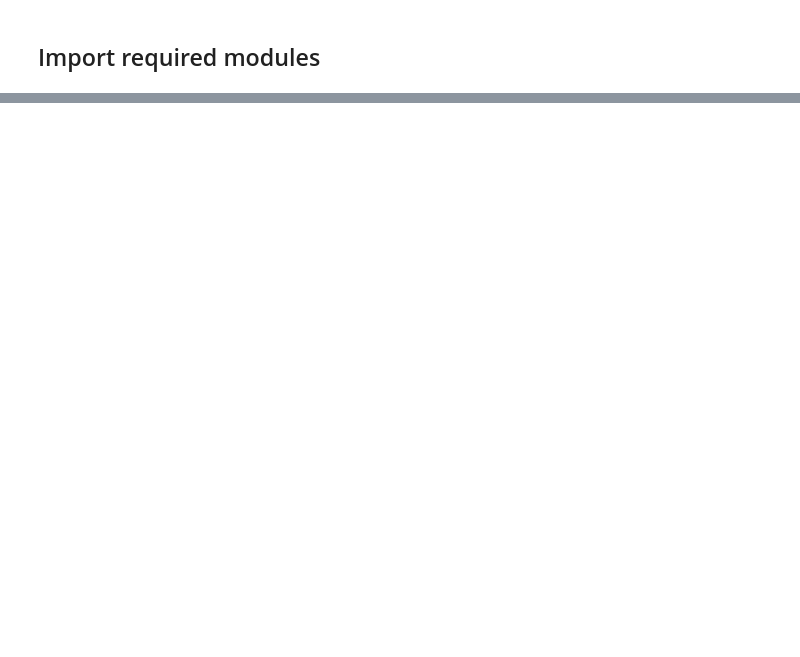
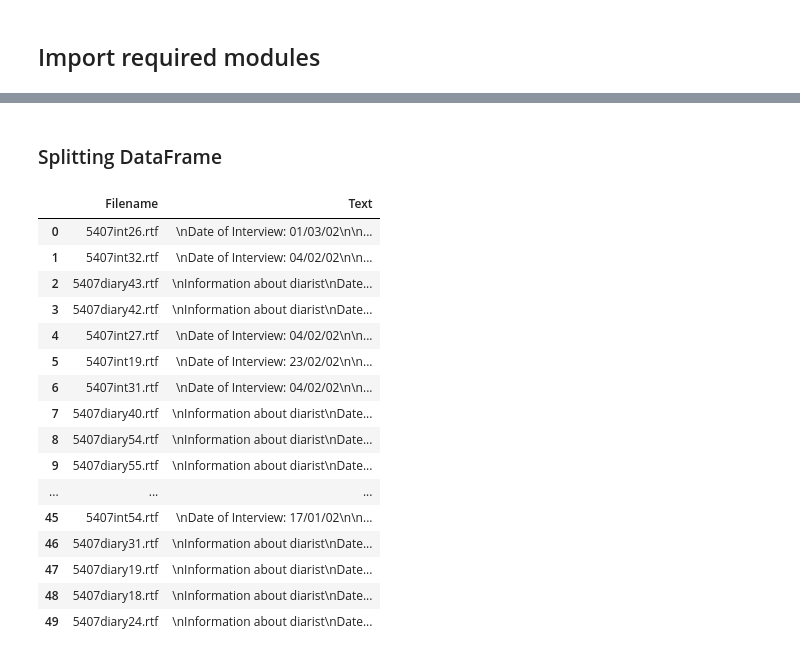
Before and after one commit to UKDataServiceOpen/Text-Mining-Health, a Jupyter notebook: Code/Processing.ipynb, the cells around one changed output, grey strips where cells are left out. Drawn from its saved outputs; the diff is of its cells as text; code cells hidden in the pictures; blank space fills up the shorter version.

```diff
--- a/Code/Processing.ipynb
+++ b/Code/Processing.ipynb
@@ -51,2 +301,8 @@ Hence, certain steps are followed and executed in order to convert the data into
 # %%
-# Let's rename our columns with something more intelligible
+# We don't need the first column 'Unnamed: 0', as our rows already have a numbered index
+df = df.drop(columns = ['Unnamed: 0'])
+
+
+# Let's rename our remaining columns with something more intelligible
+
+df.columns = ["Filename", "Text"]
@@ -52,0 +320,22 @@ Hence, certain steps are followed and executed in order to convert the data into
+# %% [markdown]
+### Splitting DataFrame
+# %%
+df.head(50)
+# %% [output]
+|  | Filename | Text |
+| 0 | 5407int26.rtf | \nDate of Interview: 01/03/02\n\n... |
+| 1 | 5407int32.rtf | \nDate of Interview: 04/02/02\n\n... |
+| 2 | 5407diary43.rtf | \nInformation about diarist\nDate... |
+| 3 | 5407diary42.rtf | \nInformation about diarist\nDate... |
+| 4 | 5407int27.rtf | \nDate of Interview: 04/02/02\n\n... |
+| 5 | 5407int19.rtf | \nDate of Interview: 23/02/02\n\n... |
+| 6 | 5407int31.rtf | \nDate of Interview: 04/02/02\n\n... |
+| 7 | 5407diary40.rtf | \nInformation about diarist\nDate... |
+| 8 | 5407diary54.rtf | \nInformation about diarist\nDate... |
+| 9 | 5407diary55.rtf | \nInformation about diarist\nDate... |
+| ... | ... | ... |
+| 45 | 5407int54.rtf | \nDate of Interview: 17/01/02\n\n... |
+| 46 | 5407diary31.rtf | \nInformation about diarist\nDate... |
+| 47 | 5407diary19.rtf | \nInformation about diarist\nDate... |
+| 48 | 5407diary18.rtf | \nInformation about diarist\nDate... |
+| 49 | 5407diary24.rtf | \nInformation about diarist\nDate... |
```
Also changed, not shown: parts of 35 cells of this notebook, 6 other files.
